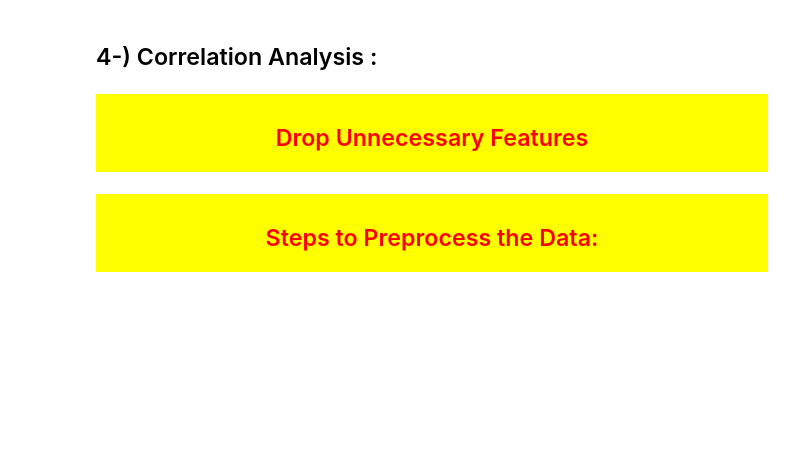
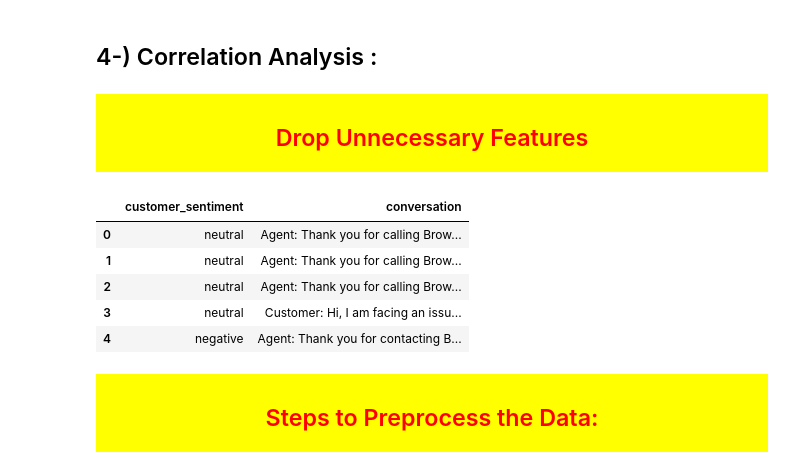
Before and after one commit to turgay-yildiz/DI-725-Transformers-and-Attention-Based-Deep-Networks-, a Jupyter notebook: Assignment_1/DI_725_Assignment_1__2697258.ipynb, the cells around one changed output. Drawn from its saved outputs; the diff is of its cells as text; code cells hidden in the pictures; blank space fills up the shorter version.

```diff
--- a/Assignment_1/DI_725_Assignment_1__2697258.ipynb
+++ b/Assignment_1/DI_725_Assignment_1__2697258.ipynb
@@ -172,6 +180,12 @@ df_test    =   pd.read_csv(path + "test.csv")
 df_train   =   df_train[['customer_sentiment', 'conversation']]
 df_test    =   df_test[['customer_sentiment', 'conversation']]
 # %%
-if False:
-    df_train.head()
+df_train.head()
+# %% [output]
+|  | customer_sentiment | conversation |
+| 0 | neutral | Agent: Thank you for calling Brow... |
+| 1 | neutral | Agent: Thank you for calling Brow... |
+| 2 | neutral | Agent: Thank you for calling Brow... |
+| 3 | neutral | Customer: Hi, I am facing an issu... |
+| 4 | negative | Agent: Thank you for contacting B... |
 # %%
```
Also changed, not shown: parts of 73 cells of this notebook.
